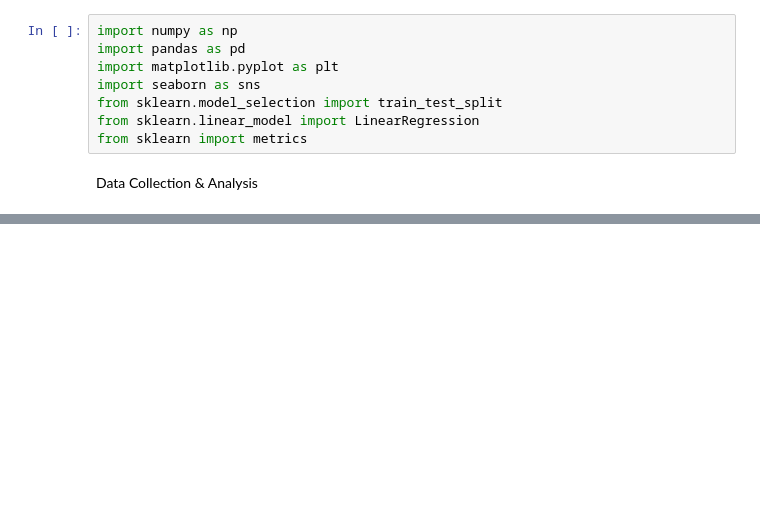
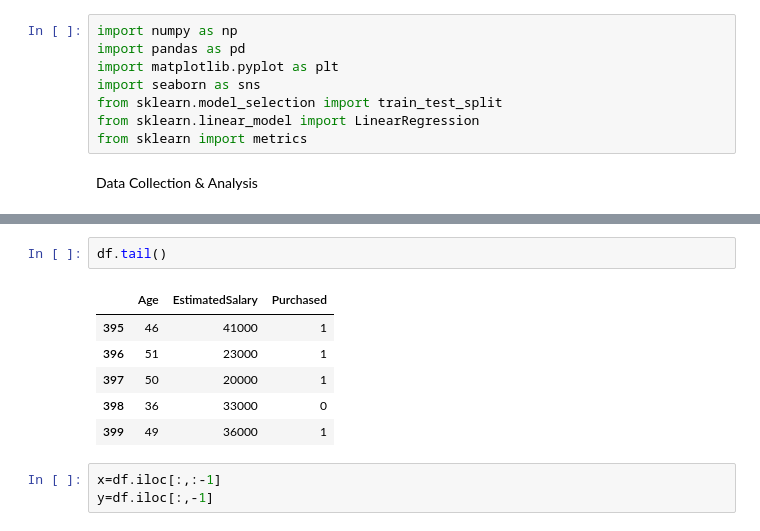
Before and after one commit to ChittaranjanR/Simple-Linear-regression, a Jupyter notebook: Project_3_Decision_Tree.ipynb, the cells around one changed output, grey strips where cells are left out. Saved outputs shown, nothing was run; the diff lists cells and outputs as text; blank space fills up the shorter version.

```diff
--- a/Project_3_Decision_Tree.ipynb
+++ b/Project_3_Decision_Tree.ipynb
@@ -15,0 +25,12 @@ insurance_dataset = pd.read_csv('https://raw.githubusercontent.com/ChittaranjanR
+# %%
+df.tail()
+# %% [output]
+|  | Age | EstimatedSalary | Purchased |
+| 395 | 46 | 41000 | 1 |
+| 396 | 51 | 23000 | 1 |
+| 397 | 50 | 20000 | 1 |
+| 398 | 36 | 33000 | 0 |
+| 399 | 49 | 36000 | 1 |
+# %%
+x=df.iloc[:,:-1]
+y=df.iloc[:,-1]
```
Also changed, not shown: parts of 15 cells of this notebook.
